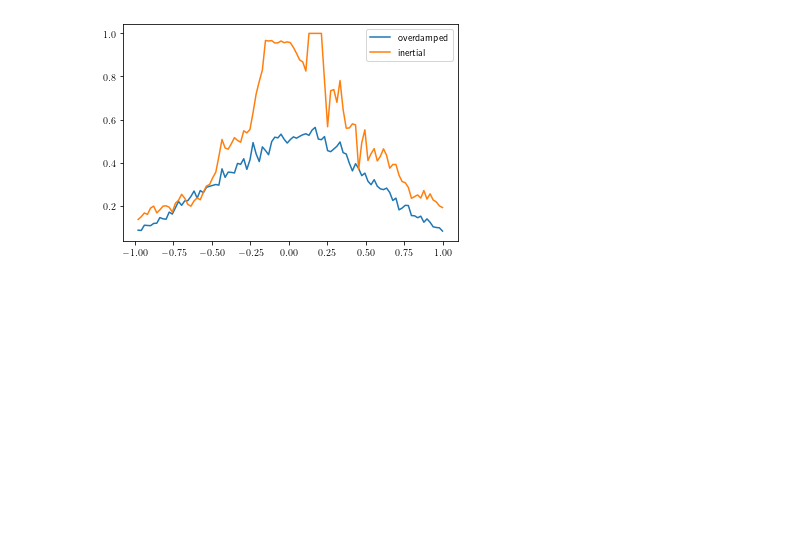
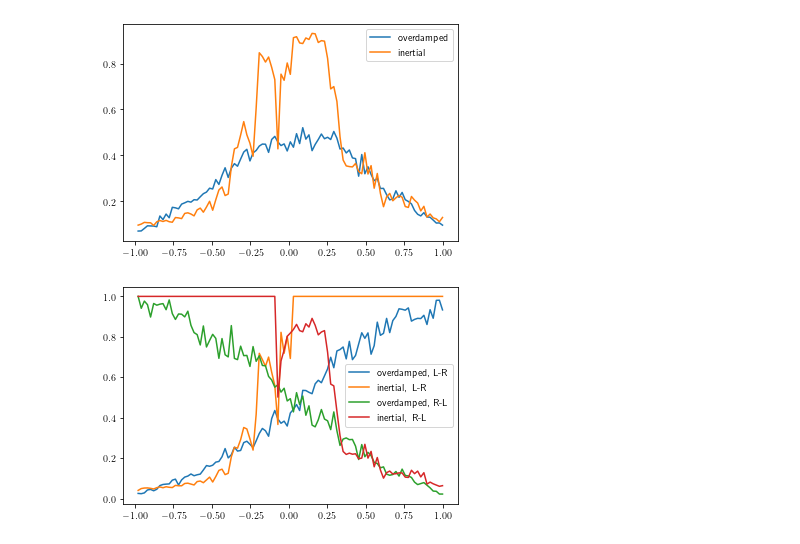
Before and after one commit to fbruenig/dmrt, a Jupyter notebook: tutorials/pydmrt_tutorial_ptpr.ipynb, the cells around one changed output. Drawn from its saved outputs; the diff is of its cells as text; code cells hidden in the pictures; blank space fills up the shorter version.

Commit message:
improve PTPX output

```diff
--- a/tutorials/pydmrt_tutorial_ptpr.ipynb
+++ b/tutorials/pydmrt_tutorial_ptpr.ipynb
@@ -10,14 +12,23 @@ import pylange
 # %%
 # Do doublewell simulation and analyse
 radii=np.linspace(-1,1,num=100)
 difft = diffTools.DiffTools()
 inp = pylange.lange(P=6,N=0.1,m=0.01,G=1, dt=0.01)
-dists,pxtp,cts = difft.compute(inp[:,:2], radii=radii, mode='tftpbins',verb=True)
-plt.plot(dists,pxtp,label="overdamped")
+dists,ptpxOD,cts,ptpxOD0,ptpxOD1 = difft.compute(inp[:,:2], radii=radii, mode='ptpxbins',verb=True)
+
 inp = pylange.lange(P=6,N=0.1,m=10,G=1, dt=0.01)
-dists,pxtp,cts = difft.compute(inp[:,:2], radii=radii, mode='tftpbins',verb=True)
-plt.plot(dists,pxtp,label="inertial")
+dists,ptpx,cts,ptpx0,ptpx1 = difft.compute(inp[:,:2], radii=radii, mode='ptpxbins',verb=True)
+plt.plot(dists,ptpxOD,label="overdamped")
+plt.plot(dists,ptpx,label="inertial")
 plt.legend()
 plt.show()
+
+plt.plot(dists,ptpxOD0,label="overdamped, L-R")
+plt.plot(dists,ptpx0,label="inertial, L-R")
+plt.plot(dists,ptpxOD1,label="overdamped, R-L")
+plt.plot(dists,ptpx1,label="inertial, R-L")
+plt.legend()
+plt.show()
 # %% [output]
-[figure, old version]
+[figure, new version]
+[figure, added]
```
Also changed, not shown: parts of 1 cell of this notebook, 7 other files.
